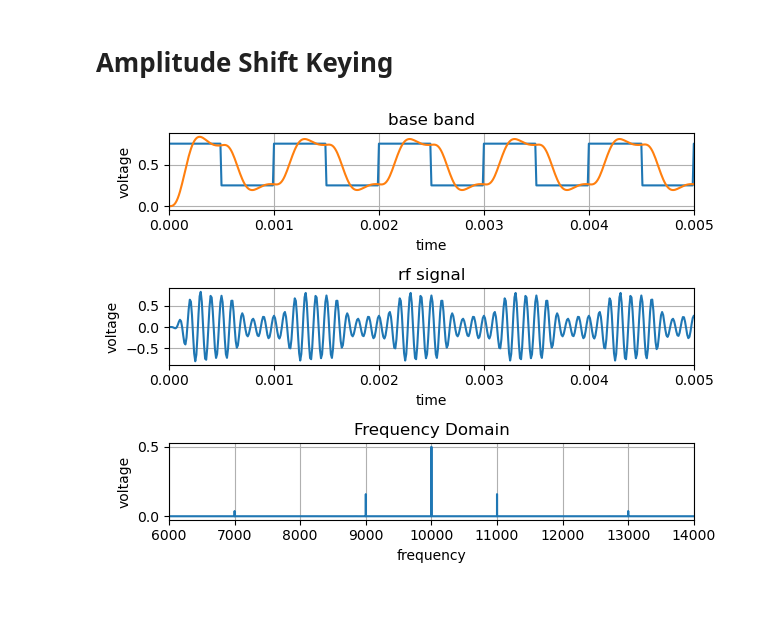
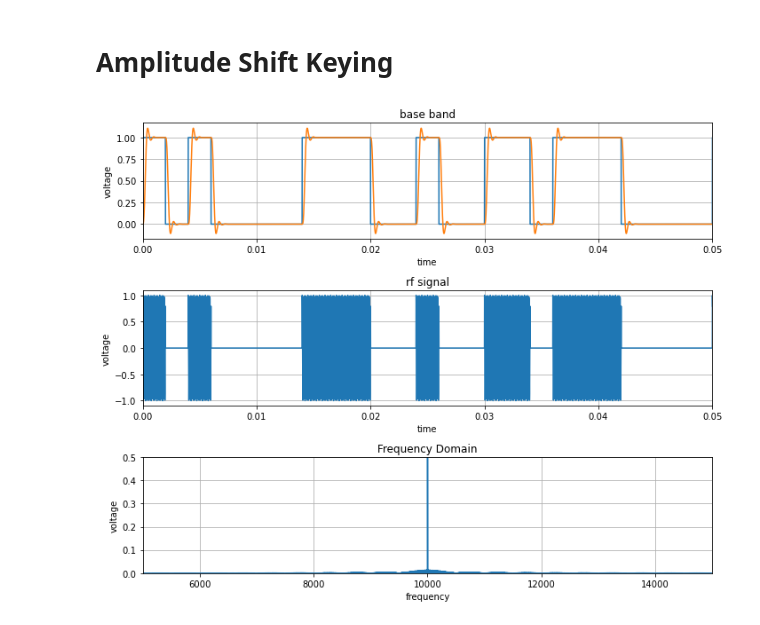
Before and after one commit to eneukirchner/jupyter-signal-simulations, a Jupyter notebook: ask.ipynb, the cells around one changed output. Saved outputs shown, nothing was run; the diff lists cells and outputs as text; code cells hidden in the pictures.

Commit message:
random stream added

```diff
--- a/ask.ipynb
+++ b/ask.ipynb
@@ -9,19 +9,25 @@ from IPython.display import Audio
 # Generate time vector
 fs = 96000  # sample rate
 Ts = 1/fs  # time step
-Tmax = 2 # total simulation time
+Tmax = 20 # total simulation time
 t = np.arange(0, Tmax, Ts)  # time vector start / end / step
 
 
-# baseband square wave 1000 Hz -> 2000 bits per second
-fb1 = 1000  # Hz
-A1 = 0.5  # Amplitude in V A1 = 1 -> OOK, A1 < 1 -> ASK
-ub1 = A1 * signal.square(2 * np.pi * fb1 * t) # bipolar +/-1
-ub = (ub1 + 1)/2 # unipolar 0/+1 -> on-off-keying
+# baseband square wave
+bitrate = 500  # /s
+A1 = 1  # Amplitude in V A1 = 1 -> OOK, A1 < 1 -> ASK
+ub1 = A1 * signal.square(2 * np.pi * bitrate/2 * t) # bipolar +/-1
 
+# or random data stream
+random_bits = A1 * np.random.choice([-1, 1], bitrate * Tmax) #random bipolar data stream
+samples_per_bit = fs/bitrate
+ub2 = np.repeat(random_bits, samples_per_bit)
+
+# ub = (ub1 + 1)/2
+ub = (ub2 + 1)/2
 
 # lowpass filter for baseband signal
-fcrit = 3000 # upper critical frequency
+fcrit = 2000 # upper critical frequency
 order = 4
 sos = signal.butter(order, fcrit, 'low', fs=fs, output='sos')
 ub_filtered = signal.sosfilt(sos, ub)
@@ -32,8 +38,8 @@ fc = 10000 # Hz
 uc = Uc * np.cos(2 * np.pi * fc * t)
 
 # carrier keying
-# u_am = uc * ub
-u_am = uc * ub_filtered
+u_am = uc * ub
+# u_am = uc * ub_filtered
 
 
 # Calculate Frequency Spectrum
@@ -47,35 +53,35 @@ volt = 2/n * np.abs(F)  # absolute value of amplitude
 # peakfreq, _ = signal.find_peaks(volt, height=1e-3)
 # print(peakfreq * fs/n) # scale frequencies
 # print(volt[peakfreq]) # amplitudes
 
 # Plot Time Domain (Zeitbereichsdarstellung)
+plt.figure(figsize=(10, 8))
 plt.subplot(3, 1, 1)  # 2 rows, 1 column, 1st row
 plt.plot(t, ub, t, ub_filtered)
 plt.grid(True)
-plt.xlim(0, 0.005)
+plt.xlim(0, 0.05)
 plt.title('base band')
 plt.xlabel('time')
 plt.ylabel('voltage')
 
 plt.subplot(3, 1, 2)
 plt.plot(t, u_am)
 plt.grid(True)
-plt.xlim(0, 0.005)
+plt.xlim(0, 0.05)
 plt.title('rf signal')
 plt.xlabel('time')
 plt.ylabel('voltage')
 
 # Plot Frequency Domain (Frequenzbereichsdarstellung)
 plt.subplot(3, 1, 3)
 plt.plot(f, volt)
 plt.grid(True)
-#plt.axis([5000, 15000, 0, 2.5])
-plt.xlim(6000, 14000)
+plt.axis([5000, 15000, 0, 0.5])
 plt.title('Frequency Domain')
 plt.xlabel('frequency')
 plt.ylabel('voltage')
 
 plt.tight_layout()
 plt.show()
 # %% [output]
-[figure, old version]
+[figure, new version]
```
